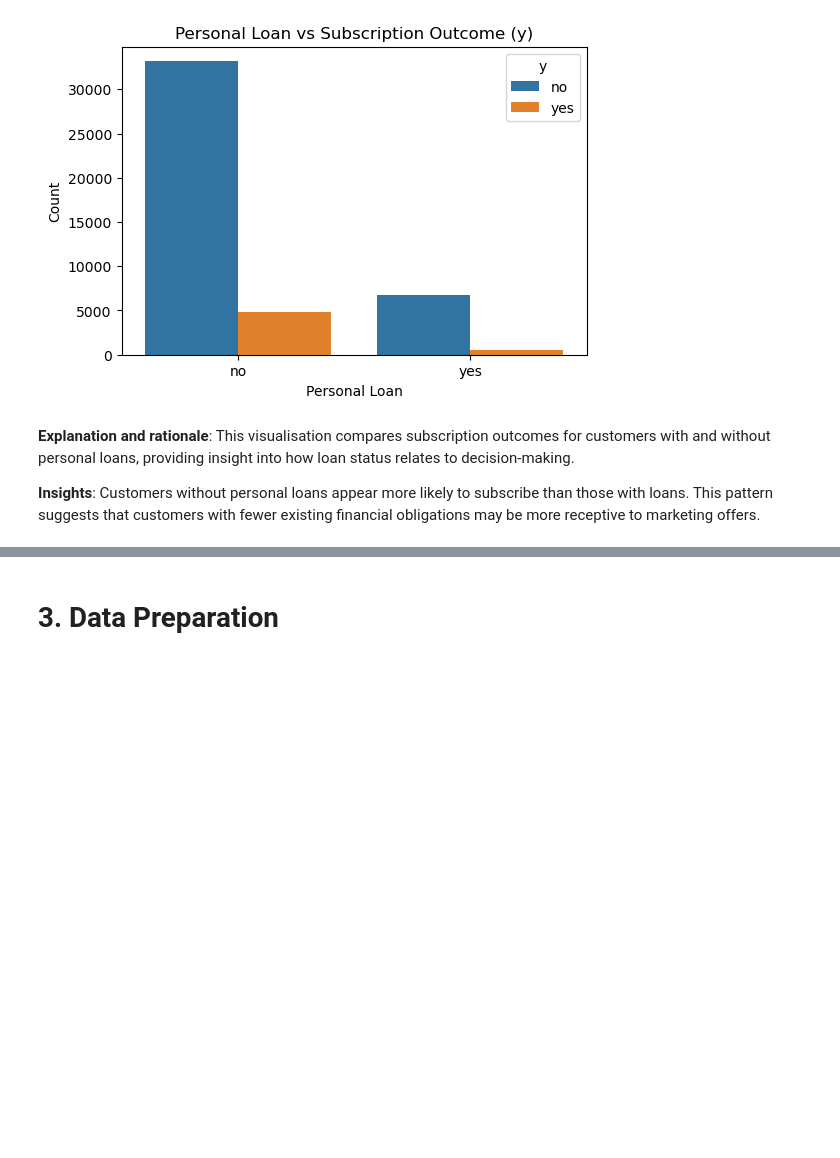
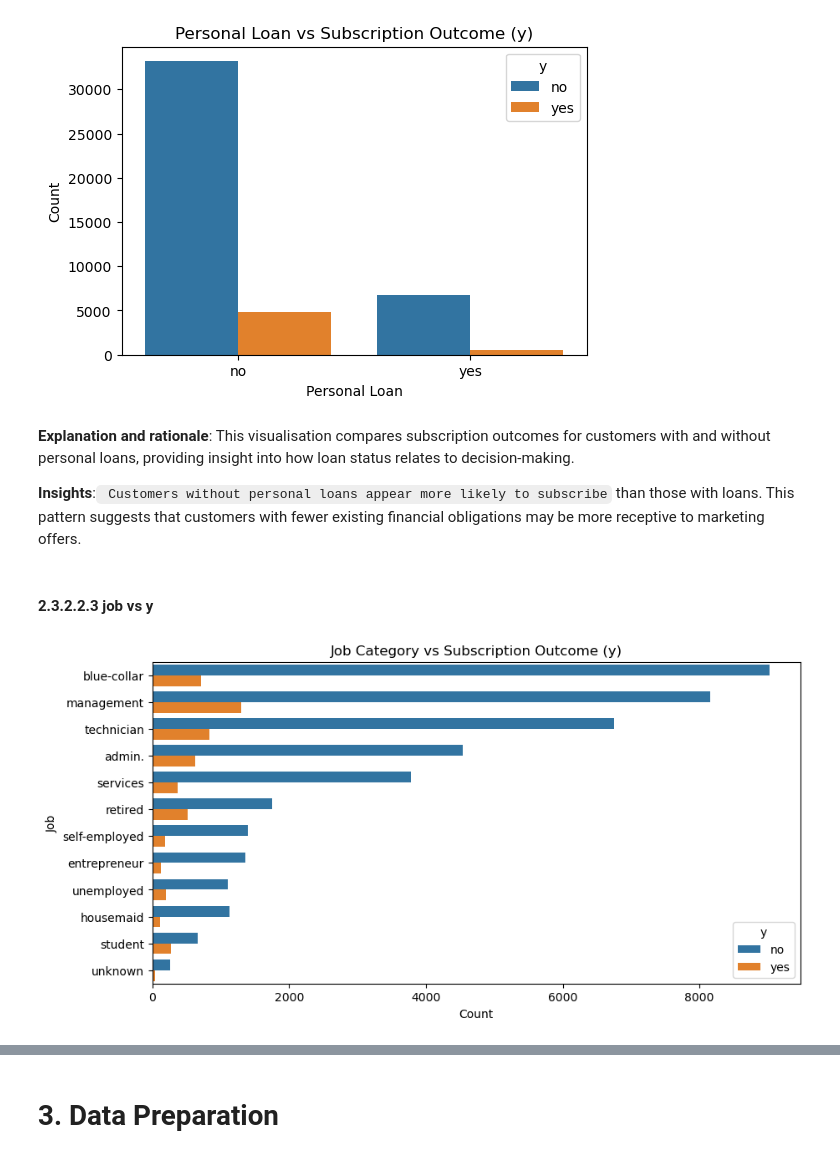
Before and after one commit to 2401496A/bank-marketing-data-analysis-project, a Jupyter notebook: MLDP Program Codes Submission Template.ipynb, the cells around one changed output, grey strips where cells are left out. Saved outputs shown, nothing was run; the diff lists cells and outputs as text; code cells hidden in the pictures; blank space fills up the shorter version.

Commit message:
Added countplot for categorical feature 'job' vs target 'y' for 2.3.2.2.3

```diff
--- a/MLDP Program Codes Submission Template.ipynb
+++ b/MLDP Program Codes Submission Template.ipynb
@@ -440,4 +440,21 @@ plt.show()
 # %% [markdown]
 **Explanation and rationale**: This visualisation compares subscription outcomes for customers with and without personal loans, providing insight into how loan status relates to decision-making.
 
-**Insights**: Customers without personal loans appear more likely to subscribe than those with loans. This pattern suggests that customers with fewer existing financial obligations may be more receptive to marketing offers.
+**Insights**:` Customers without personal loans appear more likely to subscribe` than those with loans. This pattern suggests that customers with fewer existing financial obligations may be more receptive to marketing offers.
+# %% [markdown]
+#### 2.3.2.2.3 job vs y
+# %%
+# Set figure size
+plt.figure(figsize=(10,5))
+# Countplot of 'job' vs target 'y' using hue, ordered by frequency
+sns.countplot(y="job", hue="y", data=df, order=df["job"].value_counts().index)
+# Add title and axis labels
+plt.title("Job Category vs Subscription Outcome (y)")
+plt.xlabel("Count")
+plt.ylabel("Job")
+# Add legend with title
+plt.legend(title="y")
+# Display the plot
+plt.show()
+# %% [output]
+[figure, added]
```
Also changed, not shown: parts of 1 cell of this notebook.
